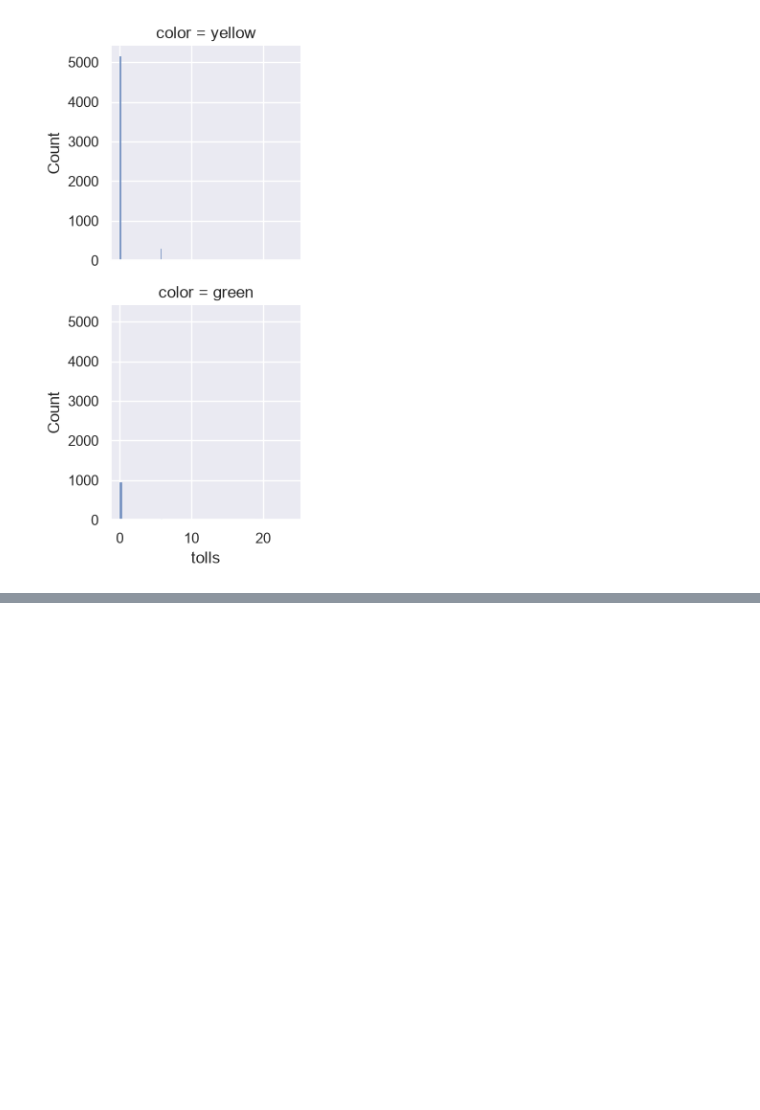
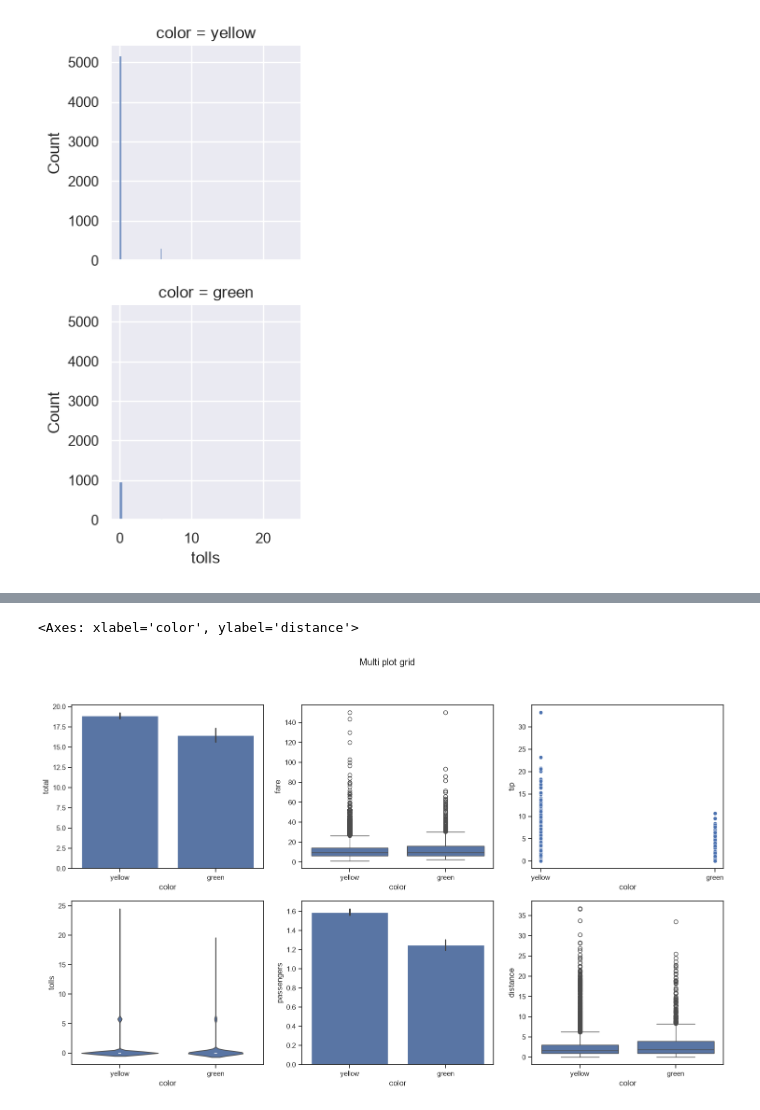
Before and after one commit to shivpal18/Data-Science, a Jupyter notebook: 04_ Data_Visualization/multiplotGrid.ipynb, the cells around one changed output, grey strips where cells are left out. Cells and saved outputs as stored; diff of their text form; code cells hidden in the pictures; blank space fills up the shorter version.

```diff
--- a/04_ Data_Visualization/multiplotGrid.ipynb
+++ b/04_ Data_Visualization/multiplotGrid.ipynb
@@ -36,0 +51,15 @@ plt.show()
+# %%
+sns.set(style='ticks')
+fig, axes = plt.subplots(2,3, figsize=(18,10))
+fig.suptitle('Multi plot grid')
+data_set = sns.load_dataset("taxis")
+
+sns.barplot(ax=axes[0,0], data=data_set, x='color', y='total')
+sns.boxplot(ax=axes[0,1], data=data_set, x='color', y='fare')
+sns.scatterplot(ax=axes[0,2], data=data_set, x='color', y='tip')
+sns.violinplot(ax=axes[1,0], data=data_set, x='color', y='tolls')
+sns.barplot(ax=axes[1,1], data=data_set, x='color', y='passengers')
+sns.boxplot(ax=axes[1,2], data=data_set, x='color', y='distance')
+# %% [output]
+<Axes: xlabel='color', ylabel='distance'>
+[figure, added]
```
Also changed, not shown: parts of 2 cells of this notebook.
